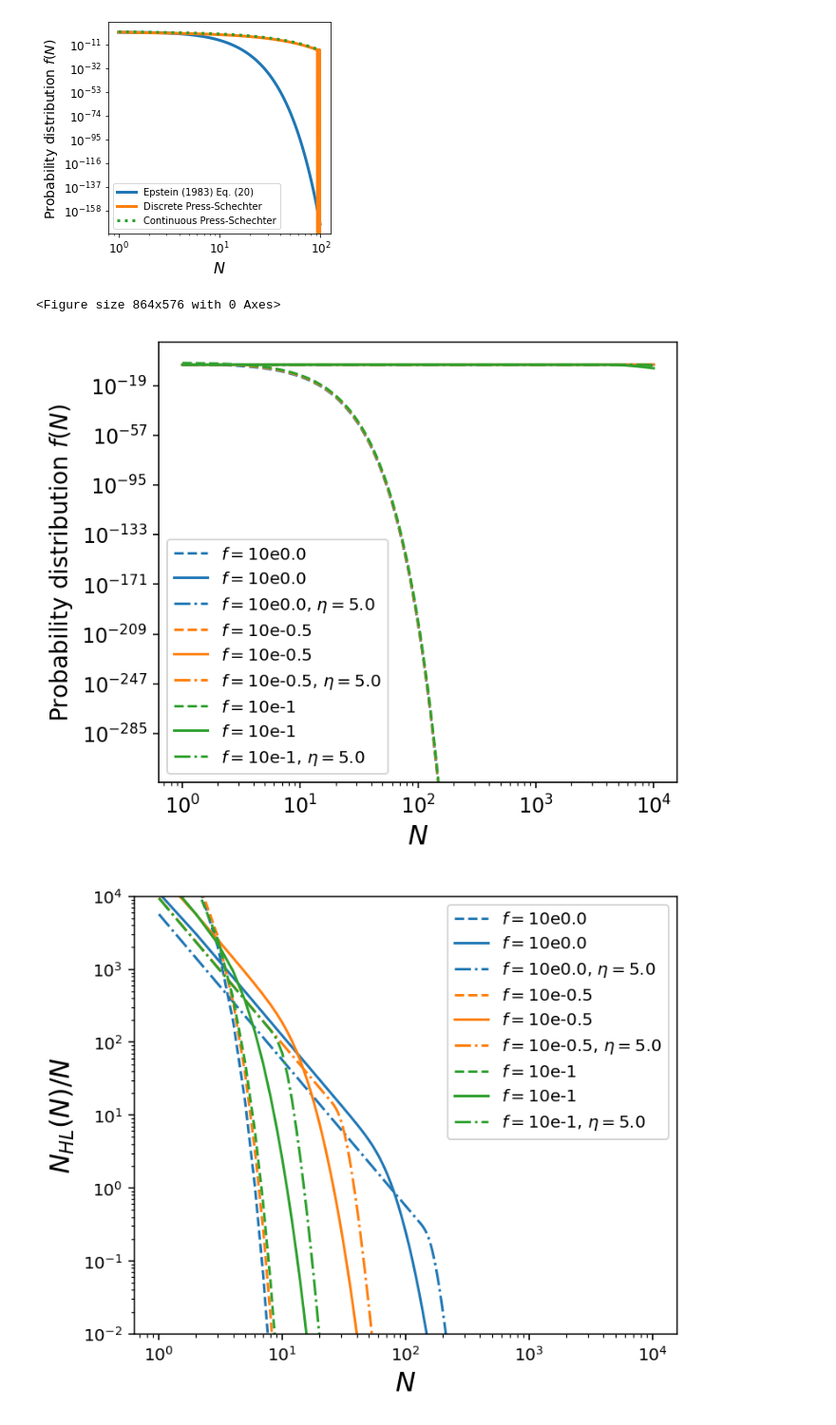
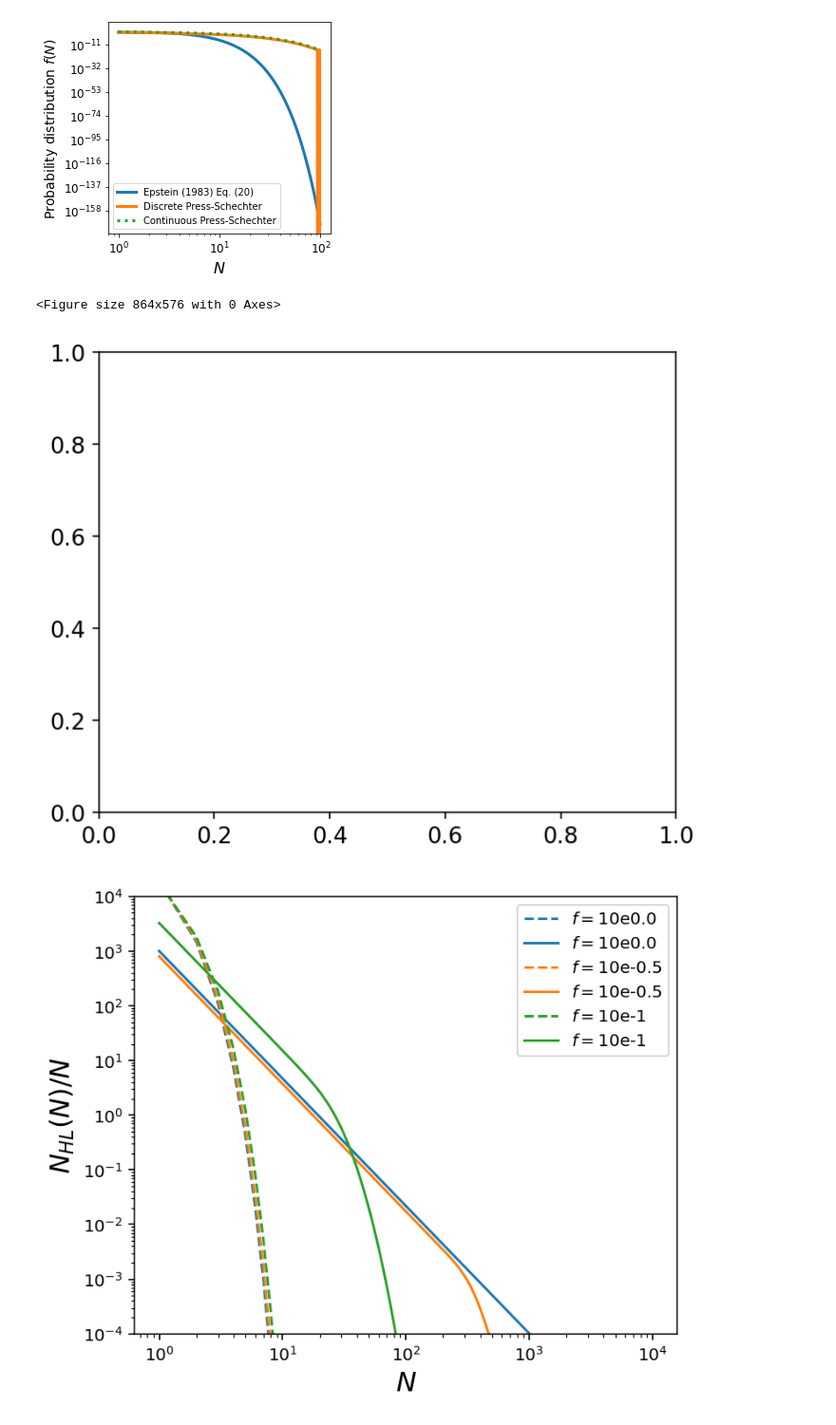
Before and after one commit to LBJ-Wade/PBH_sim_clustering, a Jupyter notebook: Epstein_plots.ipynb, the cells around one changed output. Shown: that part at 95% size. Cells and saved outputs as stored; diff of their text form; code cells hidden in the pictures.

```diff
--- a/Epstein_plots.ipynb
+++ b/Epstein_plots.ipynb
@@ -118,8 +118,9 @@ def epstein_spherical_anywhere_approx(k, delta, p_t):
 
     # estimate for the input value of kappa
     est_kappa = np.log(p_t/delta)+1
+    kappa = est_kappa
 
-    kappa = fsolve(f, est_kappa, args=([delta, p_t]))
+    #kappa = fsolve(f, est_kappa, args=([delta, p_t]))
     k_m = 2*kappa / delta **2
     f_ia = interior_prob_spherical_anywhere_approx(k, k_m, est_kappa)
 
@@ -132,8 +133,6 @@ def w(k_vals, delta):
     w = np.empty(len(k_vals))
     for i, k in enumerate(k_vals):
         nu_k = k / (1+delta)
-        #print('k = ', k)
-        #print(poisson.pmf(int(k-1), nu_k))
         w[i] = poisson.pmf(int(k-1), nu_k)
     return w
 
@@ -185,10 +184,11 @@ fig = plt.figure(figsize=(5.5,4.5))
 prop_cycle = plt.rcParams['axes.prop_cycle']
 colors = prop_cycle.by_key()['color']
 
+"""
 for i, j in enumerate(pows):
     q = 10**j
     delta = 0.43 / q    # at z=999
-    delta = 0.0052 / q  # at z=99
+    delta = 0.052 / q  # at z=99
     plt.plot(x, epstein_spherical_centre(x, delta), linestyle = '--', label='$f = 10$e{}'.format(j), color=colors[i])
     plt.plot(x, epstein_spherical_anywhere(x, delta, p_t), label='$f = 10$e{}'.format(j), color=colors[i])
     plt.plot(x, epstein_non_spherical_anywhere(x, delta, eta), linestyle = '-.', label='$f = 10$e{}, $\eta = {}$'.format(j, eta), color=colors[i])
@@ -210,39 +210,38 @@ plt.legend()
 plt.tight_layout()
 plt.savefig('fn_epstein.pdf')
 plt.show()
-
+"""
 
 
 fig2 = plt.figure(figsize=(5.5,4.5))
 
 #get colour cycle
 prop_cycle = plt.rcParams['axes.prop_cycle']
 colors = prop_cycle.by_key()['color']
 
 for i, j in enumerate(pows):
     q = 10**j
     delta = 0.43 / q    # at z=999
-    #delta = 0.0052 / q  # at z=99
-    #print('f', q)
-    delta_N = x
+    delta = 0.052 / q  # at z=99
+    delta_N = x**1.33
     plt.plot(x, (10e5*q/x) * epstein_spherical_centre(x, delta) / delta_N, linestyle = '--', label='$f = 10$e{}'.format(j), color=colors[i])
-    plt.plot(x, (10e5*q/x) * epstein_spherical_anywhere(x, delta, p_t) / delta_N, label='$f = 10$e{}'.format(j), color=colors[i])
-    plt.plot(x, (10e5*q/x) * epstein_non_spherical_anywhere(x, delta, eta) / delta_N, linestyle = '-.', label='$f = 10$e{}, $\eta = {}$'.format(j, eta), color=colors[i])
+    plt.plot(x, (10e5*q/x) * epstein_spherical_anywhere_approx(x, delta, p_t) / delta_N, label='$f = 10$e{}'.format(j), color=colors[i])
+    #plt.plot(x, (10e5*q/x) * epstein_non_spherical_anywhere(x, delta, eta) / delta_N, linestyle = '-.', label='$f = 10$e{}, $\eta = {}$'.format(j, eta), color=colors[i])
 
 plt.ylabel('$N_{HL}(N)/N$', fontsize=16)
 plt.xlabel('$N$', fontsize=16)
 plt.xscale('log')
 plt.yscale('log')
-plt.ylim(10**(-2), 10**4)
+plt.ylim(10**(-4), 10**4)
 
 ax = fig.gca()
 ax.xaxis.set_tick_params(labelsize=12)
 ax.yaxis.set_tick_params(labelsize=12)
 
 plt.legend()
 plt.tight_layout()
 plt.savefig('n_epstein_2.pdf')
 # %% [output]
 <Figure size 864x576 with 0 Axes>
-[figure, old version]
+[figure, new version]
-[figure, old version]
+[figure, new version]
```
